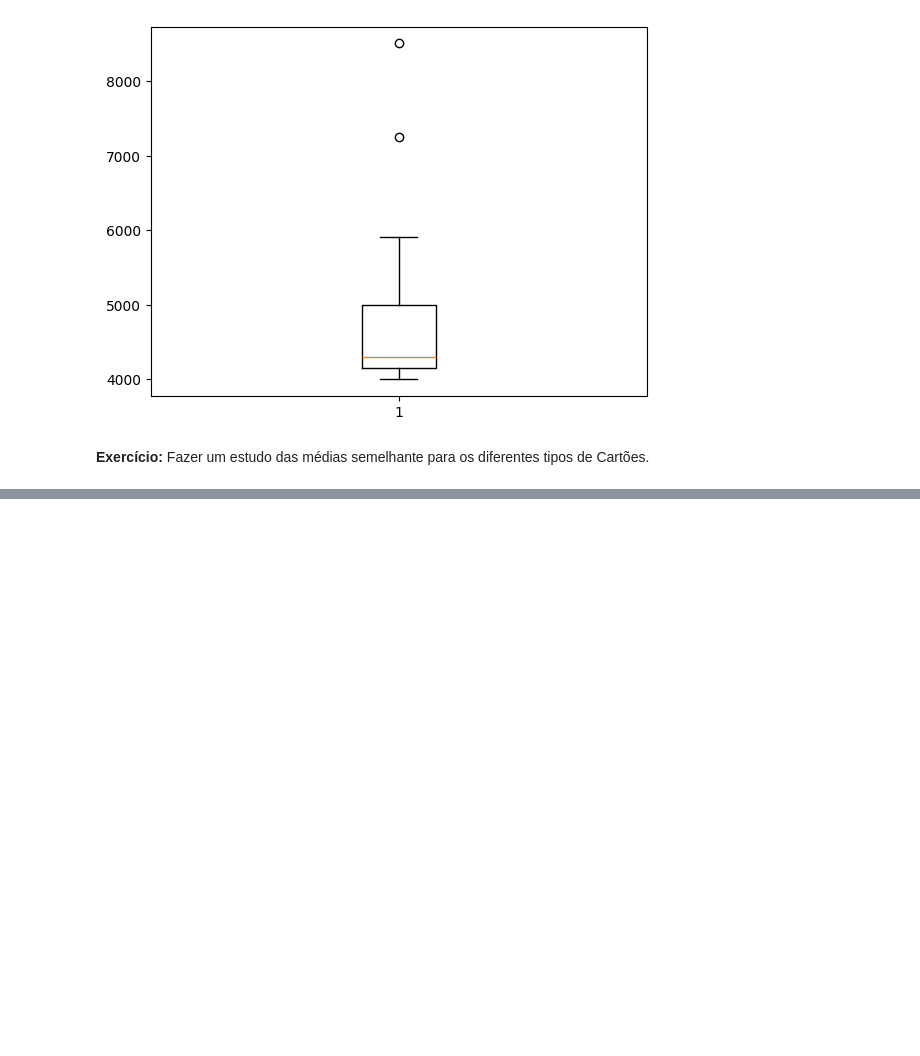
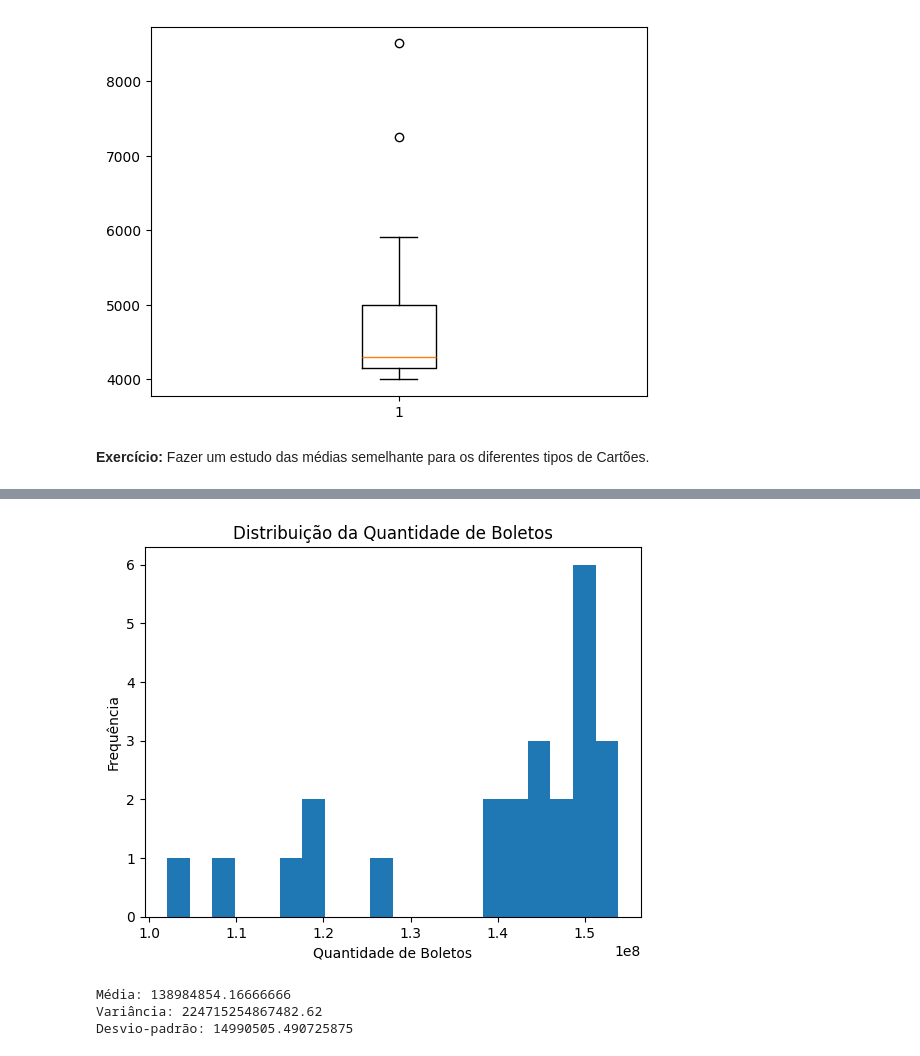
Before and after one commit to LouisyRodrigues7/etlBCB, a Jupyter notebook: Relatorio.ipynb, the cells around one changed output, grey strips where cells are left out. Cells and saved outputs as stored; diff of their text form; code cells hidden in the pictures; blank space fills up the shorter version.

Commit message:
Analisando nova variável

```diff
--- a/Relatorio.ipynb
+++ b/Relatorio.ipynb
@@ -410,0 +413,4 @@ df.to_csv('transacaoCartao.csv', sep=';',decimal=',') # Padrão para dizer ao po
+# %%
+# Selecionando quantidadeBoleto para analisar (estatísticas básicas: quantidade, média, desvio padrão, mínimos, máximos e quartis)
+boleto = df['quantidadeBoleto']
+print(boleto.describe())
@@ -410,0 +427,30 @@ df.to_csv('transacaoCartao.csv', sep=';',decimal=',') # Padrão para dizer ao po
+# %%
+import matplotlib.pyplot as plt
+
+plt.hist(boleto.dropna(), bins=20)
+plt.title('Distribuição da Quantidade de Boletos')
+plt.xlabel('Quantidade de Boletos')  # Eixo X: valores da variável
+plt.ylabel('Frequência')  # Eixo Y: quantidade de ocorrências em cada intervalo
+
+plt.show()
+
+# Comentário:
+# O histograma serve para visualizar como os dados estão distribuídos.
+# Ele ajuda a identificar concentração de valores, presença de outliers ( valores muito diferentes da maioria dos dados, podem ser extremos ou erros), assimetrias ou múltiplos picos.
+# Essa análise visual é importante para entender o comportamento da variável antes de análises mais complexas.
+# %% [output]
+[figure, added]
+# %%
+print("Média:", boleto.mean())
+print("Variância:", boleto.var(ddof=0))
+print("Desvio-padrão:", boleto.std(ddof=0))
+
+# Calcula e mostra as principais estatísticas descritivas da variável 'quantidadeBoleto':
+# - Média: valor médio dos dados
+# - Variância: medida de dispersão em relação à média
+# - Desvio-padrão: dispersão na mesma unidade dos dados
+# Essas medidas ajudam a entender o comportamento e a variedaed dos dados para análises futuras.
+# %% [output]
+Média: 138984854.16666666
+Variância: 224715254867482.62
+Desvio-padrão: 14990505.490725875
```
Also changed, not shown: parts of 7 cells of this notebook.
